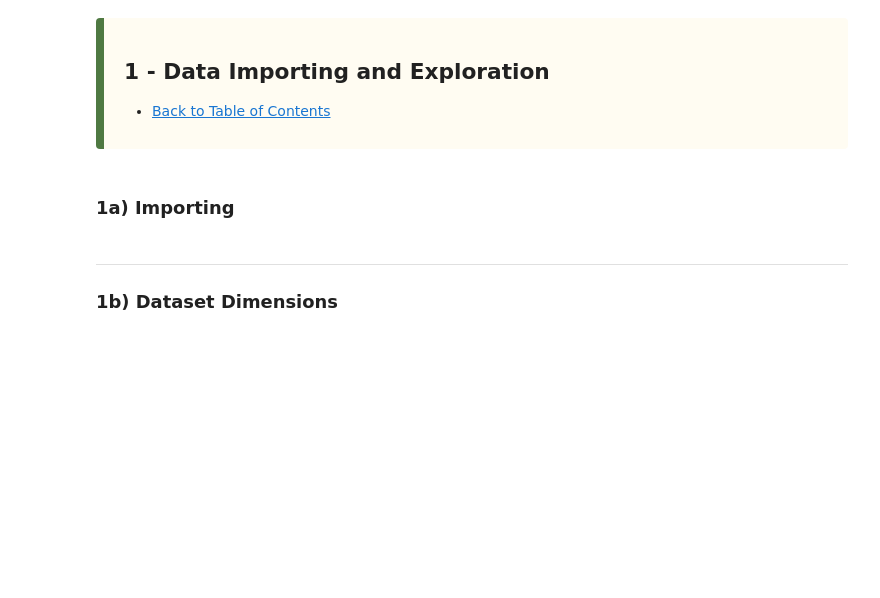
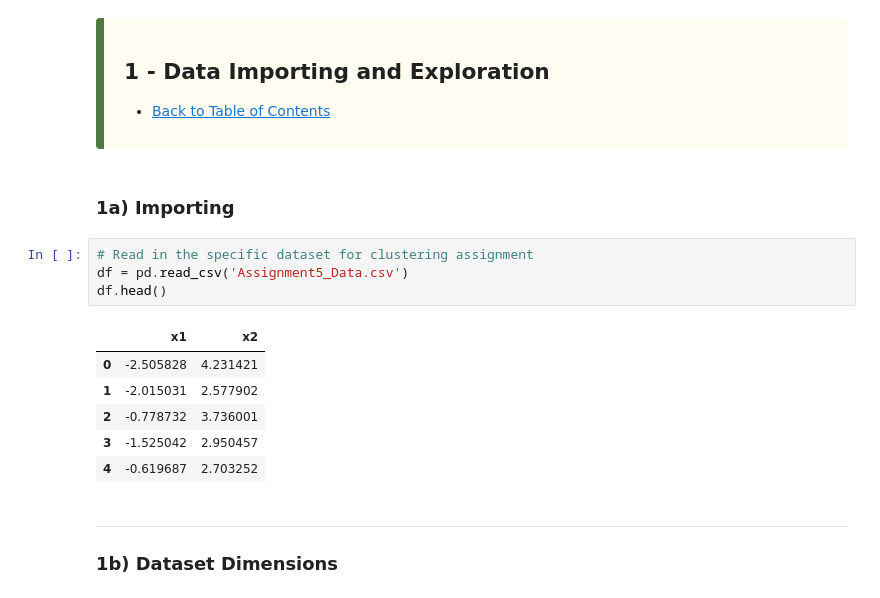
Before and after one commit to Jared-Wood135/DU-COMP4432-Machine-Learning, a Jupyter notebook: Assignments/5.ipynb, the cells around one changed output. Saved outputs shown, nothing was run; the diff lists cells and outputs as text; blank space fills up the shorter version.

```diff
--- a/Assignments/5.ipynb
+++ b/Assignments/5.ipynb
@@ -127,6 +127,17 @@ warnings.filterwarnings("ignore", category=DeprecationWarning)
 </div>
 # %% [markdown]
 ### 1a) Importing
+# %%
+# Read in the specific dataset for clustering assignment
+df = pd.read_csv('Assignment5_Data.csv')
+df.head()
+# %% [output]
+|  | x1 | x2 |
+| 0 | -2.505828 | 4.231421 |
+| 1 | -2.015031 | 2.577902 |
+| 2 | -0.778732 | 3.736001 |
+| 3 | -1.525042 | 2.950457 |
+| 4 | -0.619687 | 2.703252 |
 # %% [markdown]
 ---
 
```
Also changed, not shown: parts of 6 cells of this notebook.
